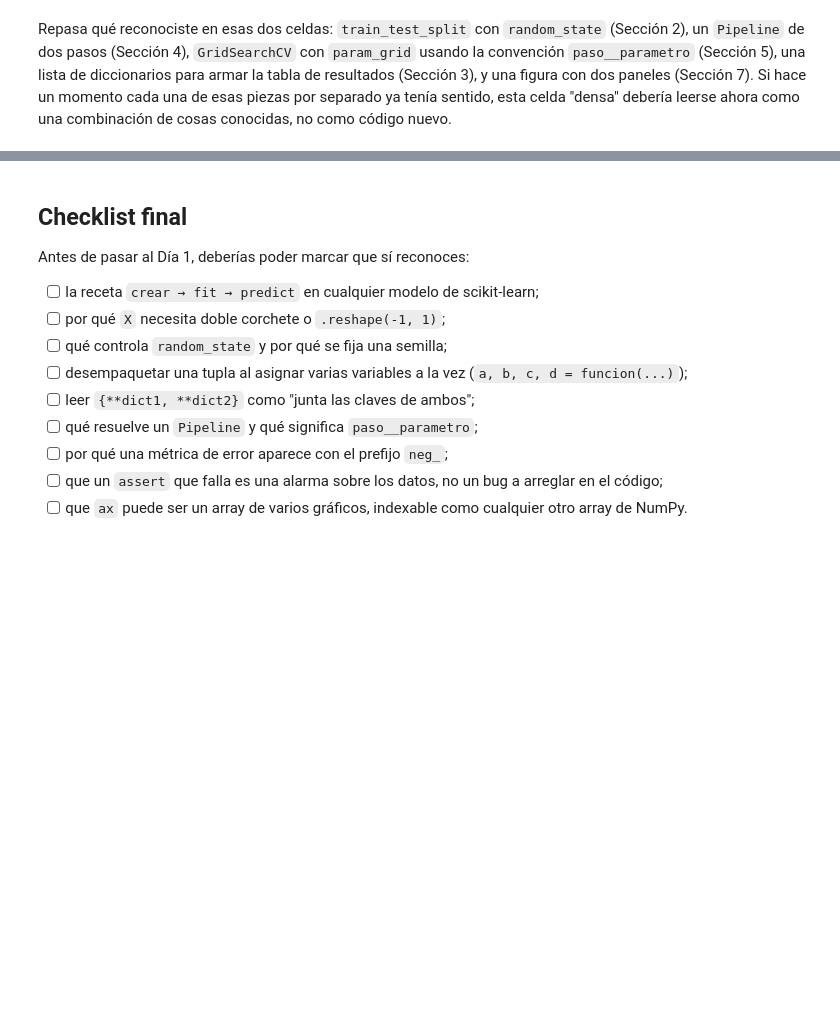
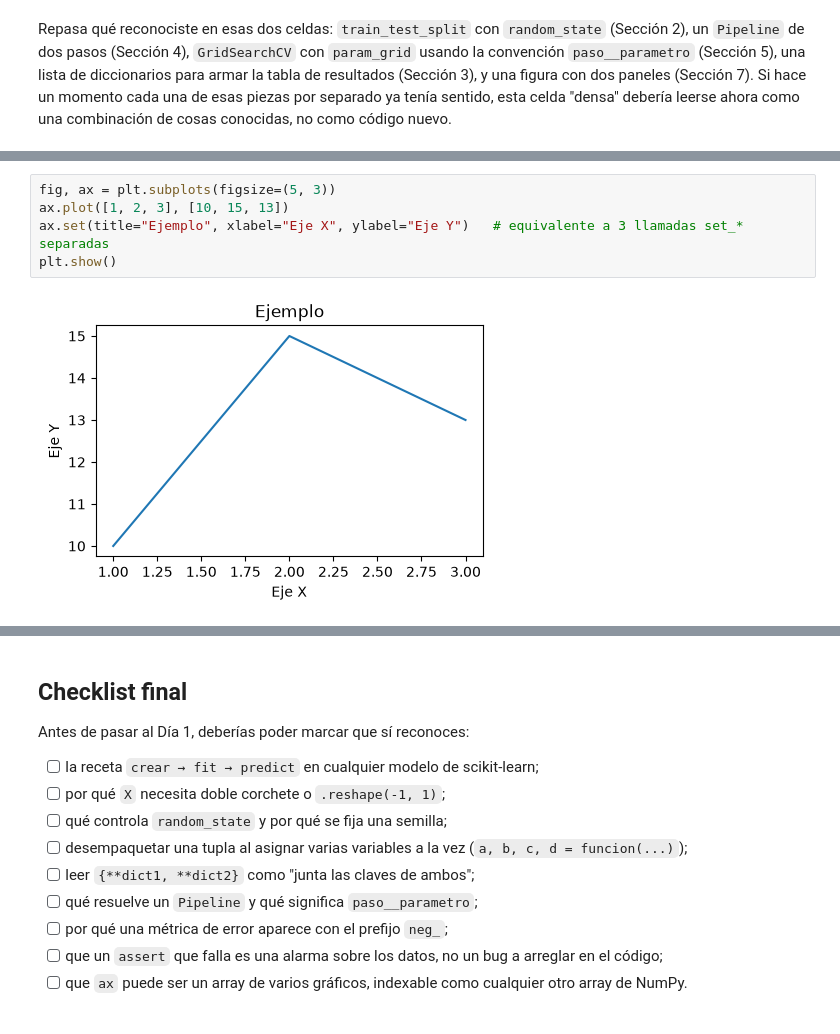
Before and after one commit to jonarosero/modulo-3-machine-learning-aplicado, a Jupyter notebook: notebooks/00_1_Dia0_Puente_a_Scikit_Learn.ipynb, the cells around one changed output, grey strips where cells are left out. Cells and saved outputs as stored; diff of their text form; blank space fills up the shorter version.

```diff
--- a/notebooks/00_1_Dia0_Puente_a_Scikit_Learn.ipynb
+++ b/notebooks/00_1_Dia0_Puente_a_Scikit_Learn.ipynb
@@ -761,0 +853,7 @@ nuevo.
+# %%
+fig, ax = plt.subplots(figsize=(5, 3))
+ax.plot([1, 2, 3], [10, 15, 13])
+ax.set(title="Ejemplo", xlabel="Eje X", ylabel="Eje Y")   # equivalente a 3 llamadas set_* separadas
+plt.show()
+# %% [output]
+[figure, added]
```
Also changed, not shown: parts of 11 cells of this notebook, 7 other files.
